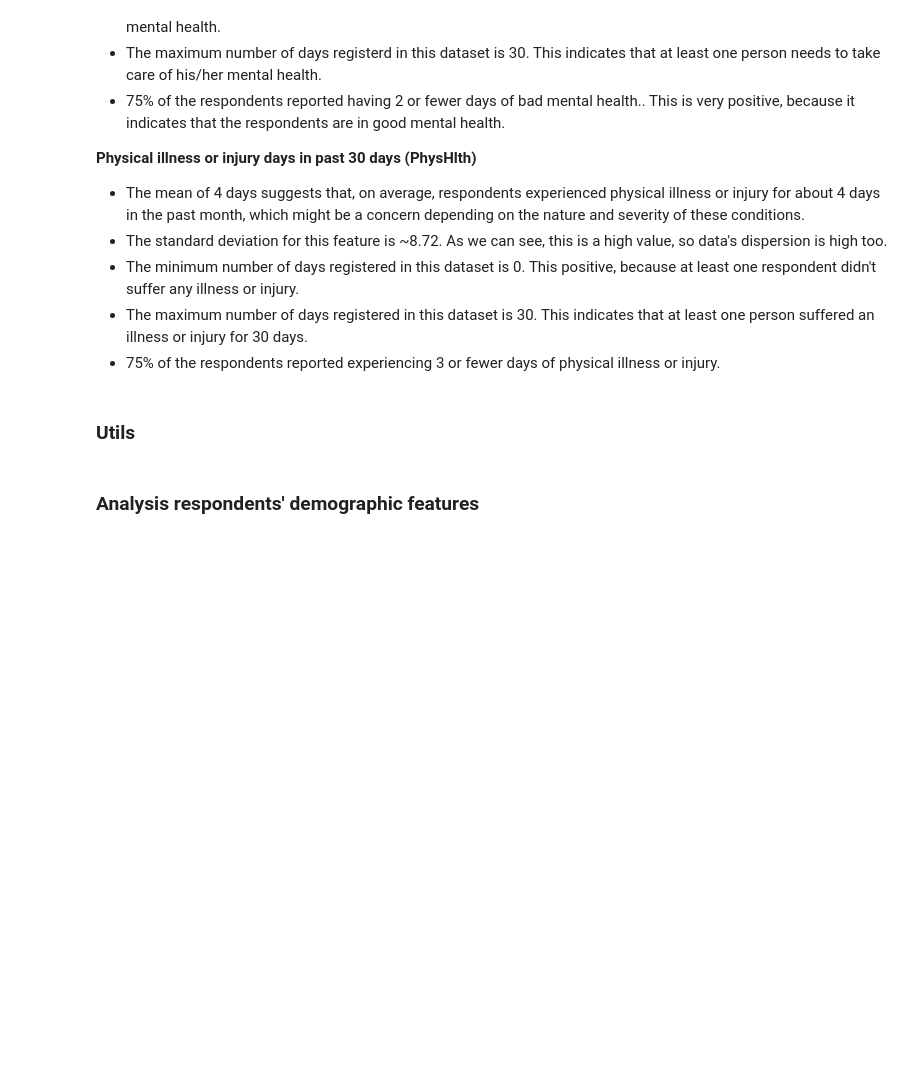
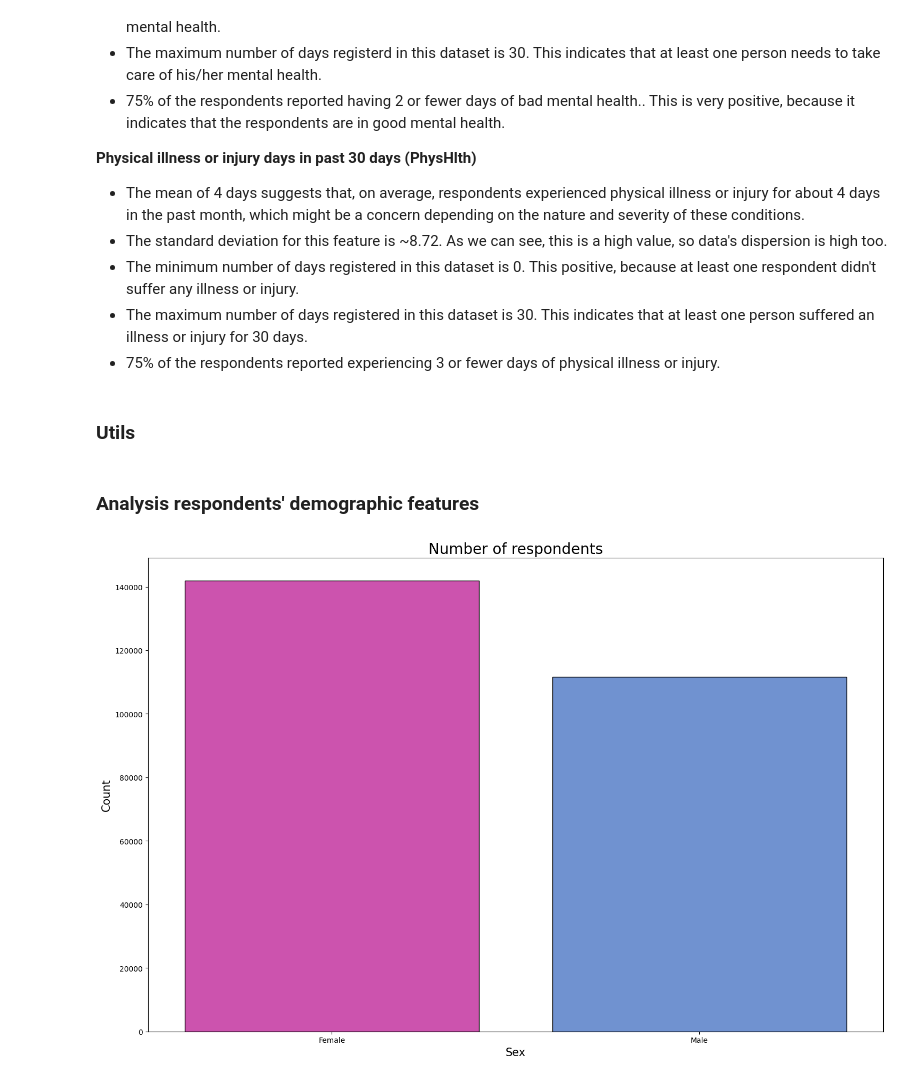
Before and after one commit to jeremias-mena/medpredictor-ML, a Jupyter notebook: medpredictor/notebooks/03-exploratory-data-analysis.ipynb, the cells around one changed output. Saved outputs shown, nothing was run; the diff lists cells and outputs as text; code cells hidden in the pictures; blank space fills up the shorter version.

Commit message:
update(eda): add new code's block for analysis respondents' demographic features

```diff
--- a/medpredictor/notebooks/03-exploratory-data-analysis.ipynb
+++ b/medpredictor/notebooks/03-exploratory-data-analysis.ipynb
@@ -77,3 +80,19 @@ From this numeric features we can get this insights:
 # code section to add new functions
 # %% [markdown]
 ### **Analysis respondents' demographic features**
+# %%
+values_sex = df['Sex'].value_counts().reset_index()
+values_sex.columns = ['Sex', 'Count']
+colors = ['#E03FB8','#608DE0']
+title = "Number of respondents"
+x_label = "Sex"
+y_label = "Count"
+
+graph_sex = Graph(colors=colors,
+              graph_title=title,
+              xlabel_name=x_label,
+              ylabel_name=y_label)
+
+graph_sex.bar_plot_sns(x='Sex', y='Count', data=values_sex, hue='Sex')
+# %% [output]
+[figure, added]
```
Also changed, not shown: parts of 14 cells of this notebook.
